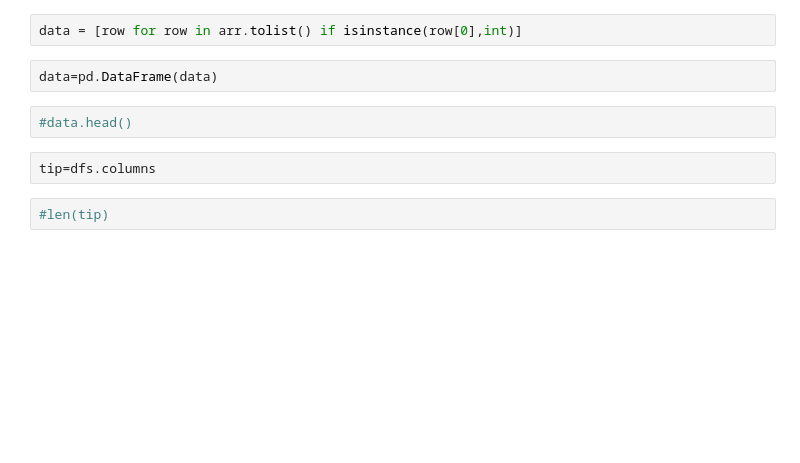
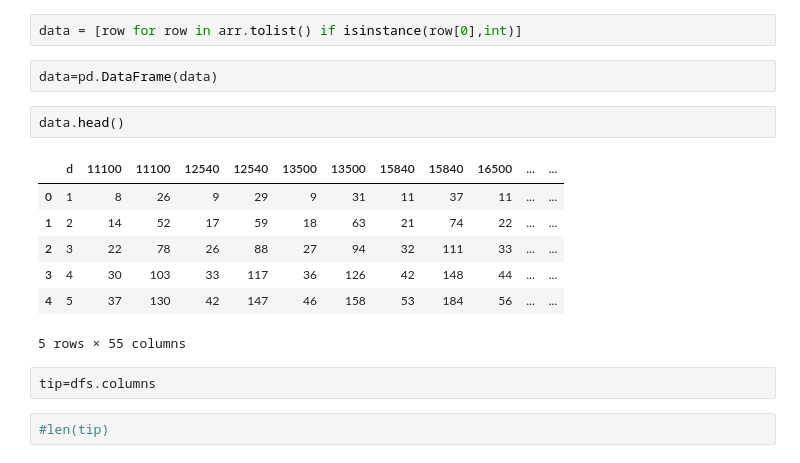
Before and after one commit to c3h3/AG101, a Jupyter notebook: examples/Mongo/NHI2.ipynb, the cells around one changed output. Drawn from its saved outputs; the diff is of its cells as text; blank space fills up the shorter version.

```diff
--- a/examples/Mongo/NHI2.ipynb
+++ b/examples/Mongo/NHI2.ipynb
@@ -71,8 +71,16 @@ arr = dfs.values
 data = [row for row in arr.tolist() if isinstance(row[0],int)]
 # %%
 data=pd.DataFrame(data)
-# %%
-#data.head()
+# %%
+data.head()
+# %% [output]
+|  | d | 11100 | 11100 | 12540 | 12540 | 13500 | 13500 | 15840 | 15840 | 16500 | ... | ... |
+| 0 | 1 | 8 | 26 | 9 | 29 | 9 | 31 | 11 | 37 | 11 | ... | ... |
+| 1 | 2 | 14 | 52 | 17 | 59 | 18 | 63 | 21 | 74 | 22 | ... | ... |
+| 2 | 3 | 22 | 78 | 26 | 88 | 27 | 94 | 32 | 111 | 33 | ... | ... |
+| 3 | 4 | 30 | 103 | 33 | 117 | 36 | 126 | 42 | 148 | 44 | ... | ... |
+| 4 | 5 | 37 | 130 | 42 | 147 | 46 | 158 | 53 | 184 | 56 | ... | ... |
+5 rows × 55 columns
 # %%
 tip=dfs.columns
 # %%
```
Also changed, not shown: parts of 6 cells of this notebook, 3 other files.
